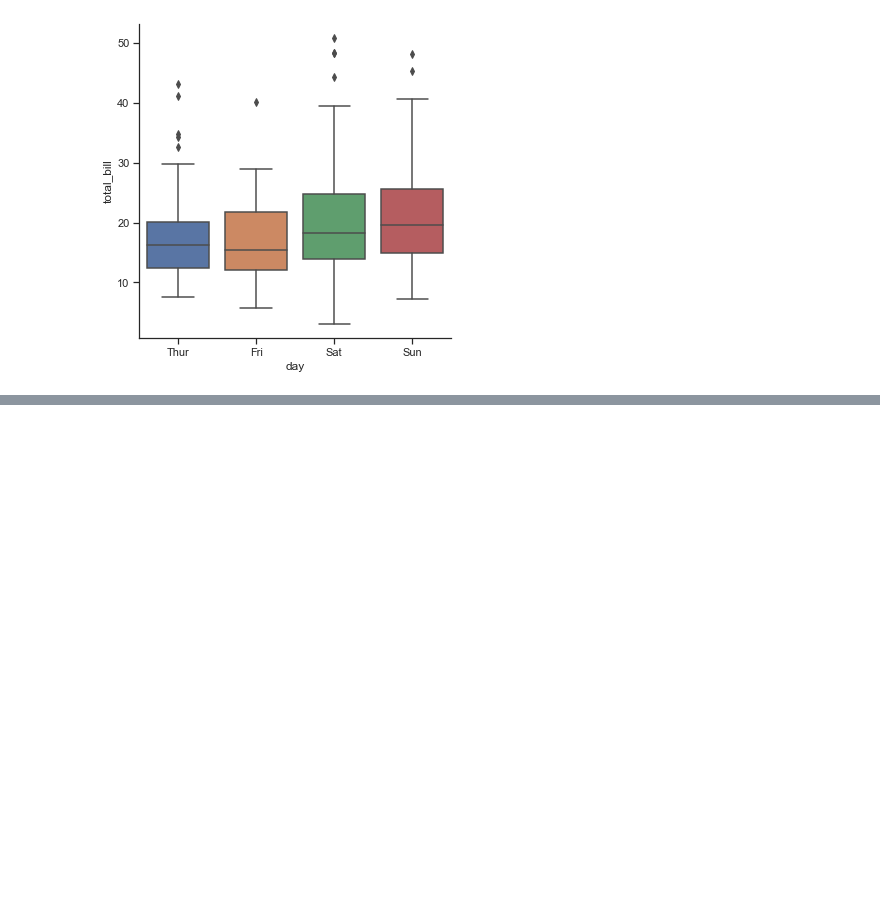
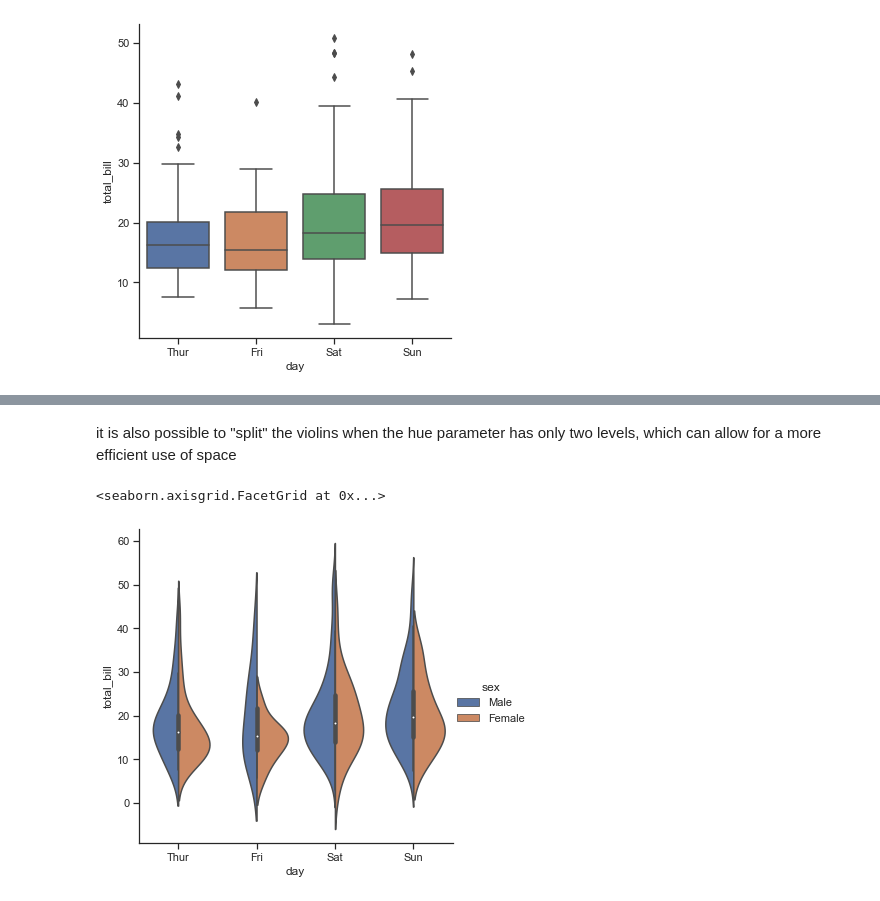
Before and after one commit to ashishkirtwed/Visualization-using-pytho-Seaborn-, a Jupyter notebook: Categorical plot .ipynb, the cells around one changed output, grey strips where cells are left out. Saved outputs shown, nothing was run; the diff lists cells and outputs as text; code cells hidden in the pictures; blank space fills up the shorter version.

```diff
--- a/Categorical plot .ipynb
+++ b/Categorical plot .ipynb
@@ -75,0 +99,7 @@ sb.catplot(x="day",y="total_bill",kind="box",data =tips)
+# %% [markdown]
+it is also possible to "split" the violins when the hue parameter has only two levels, which can allow for a more efficient use of space
+# %%
+sb.catplot(x="day",y="total_bill",hue="sex",kind="violin",split=True,data=tips)
+# %% [output]
+<seaborn.axisgrid.FacetGrid at 0x...>
+[figure, added]
```
Also changed, not shown: parts of 10 cells of this notebook.
